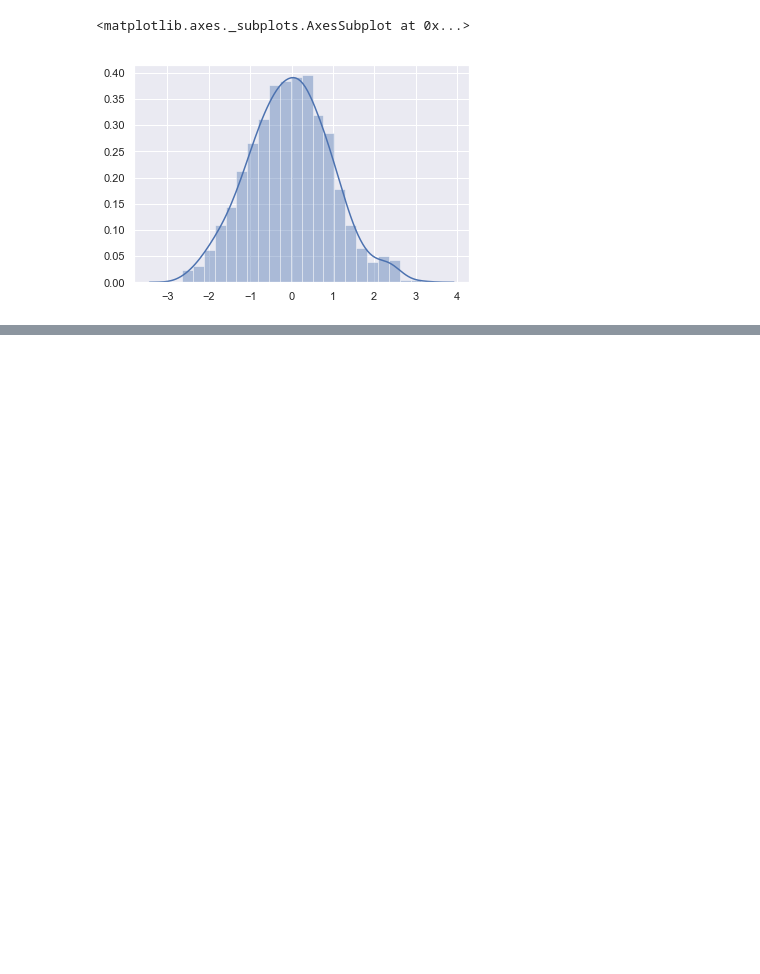
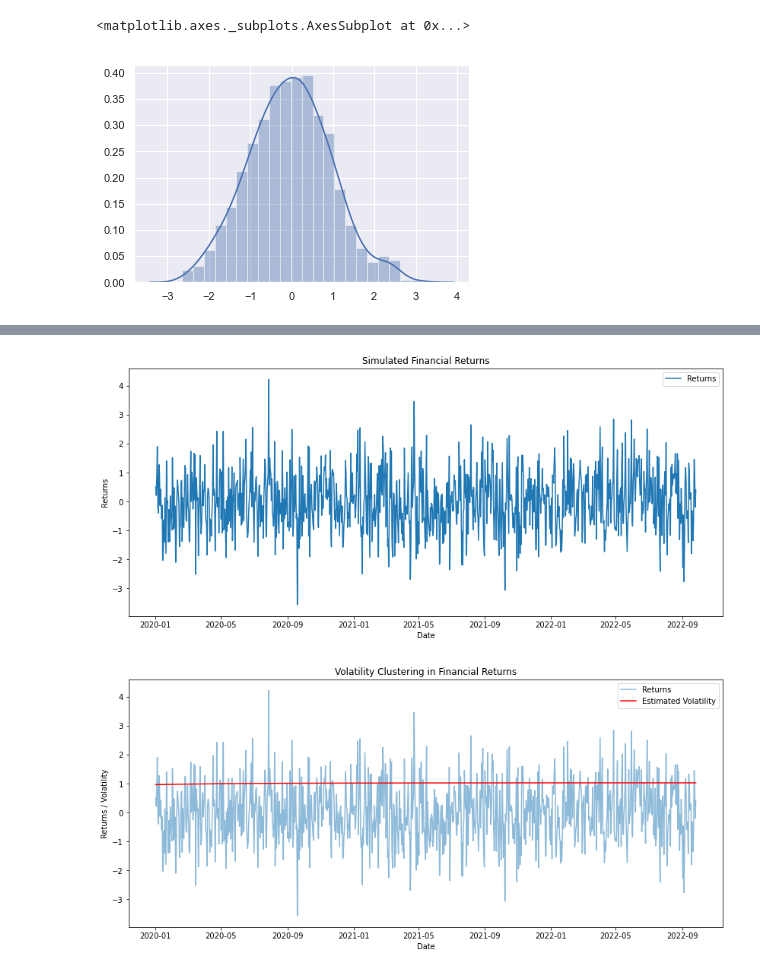
Before and after one commit to sleepper/investmentstrategies, a Jupyter notebook: Step by Step API.ipynb, the cells around one changed output, grey strips where cells are left out. Cells and saved outputs as stored; diff of their text form; code cells hidden in the pictures; blank space fills up the shorter version.

```diff
--- a/Step by Step API.ipynb
+++ b/Step by Step API.ipynb
@@ -106,0 +240,50 @@ AttributeError: 'DataFrame' object has no attribute 'to_numpy'
+# %%
+# Step 1: Import necessary libraries
+import pandas as pd
+import numpy as np
+import matplotlib.pyplot as plt
+from arch import arch_model
+
+# Step 2: Load and prepare financial data
+# For example, let's use some synthetic data
+np.random.seed(42)
+n_days = 1000
+returns = np.random.normal(0, 1, n_days)
+volatility = np.zeros(n_days)
+
+# Simulate some volatility clustering
+for i in range(1, n_days):
+    returns[i] += 0.9 * returns[i-1] * np.exp(-returns[i-1]**2)
+
+# Convert to a DataFrame
+dates = pd.date_range(start='2020-01-01', periods=n_days)
+data = pd.DataFrame({'Returns': returns}, index=dates)
+
+# Step 3: Plot the time series and returns
+plt.figure(figsize=(14, 6))
+plt.plot(data.index, data['Returns'], label='Returns')
+plt.title('Simulated Financial Returns')
+plt.xlabel('Date')
+plt.ylabel('Returns')
+plt.legend()
+plt.show()
+
+# Step 4: Estimate volatility using GARCH model
+# Fit a GARCH(1, 1) model
+garch_model = arch_model(data['Returns'], vol='Garch', p=1, q=1)
+garch_fit = garch_model.fit(disp='off')
+
+# Step 5: Visualize the volatility clustering
+data['Volatility'] = garch_fit.conditional_volatility
+
+plt.figure(figsize=(14, 6))
+plt.plot(data.index, data['Returns'], label='Returns', alpha=0.5)
+plt.plot(data.index, data['Volatility'], label='Estimated Volatility', color='red')
+plt.title('Volatility Clustering in Financial Returns')
+plt.xlabel('Date')
+plt.ylabel('Returns / Volatility')
+plt.legend()
+plt.show()
+# %% [output]
+[figure, added]
+[figure, added]
```
Also changed, not shown: parts of 5 cells of this notebook, 2 other files.
